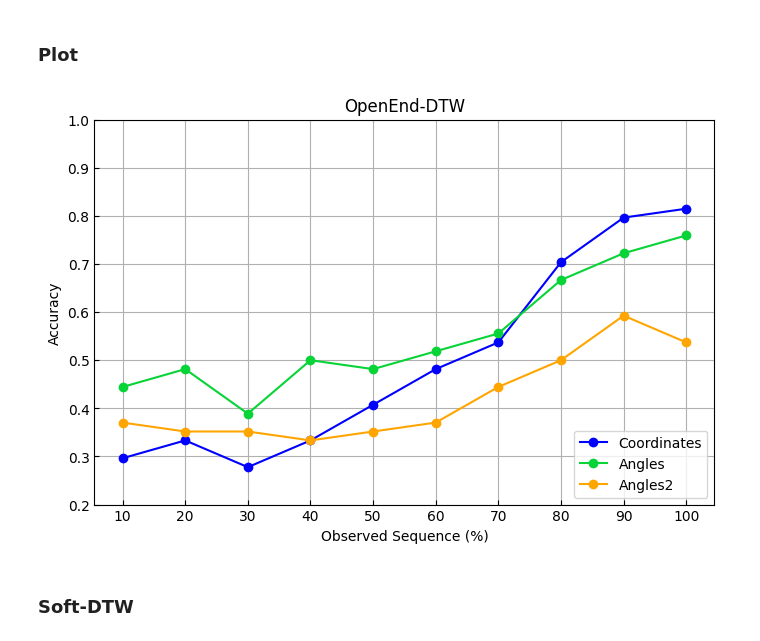
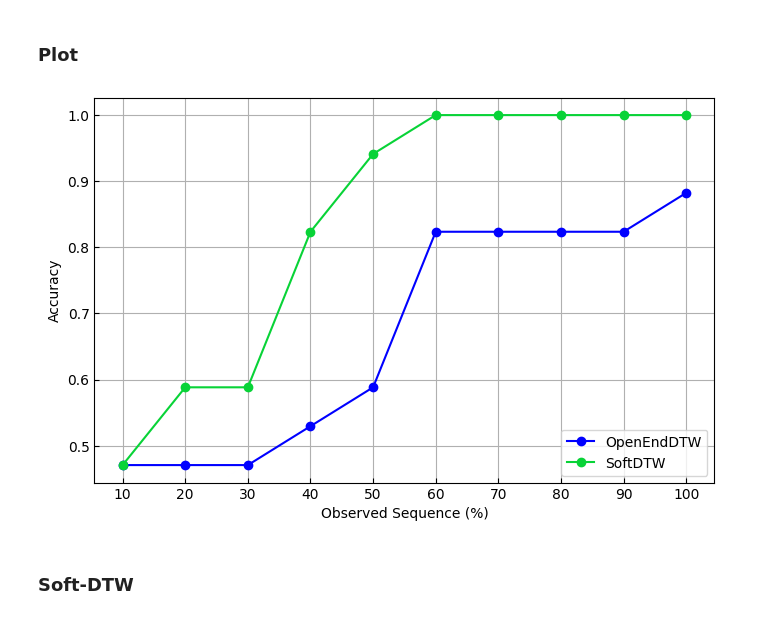
Before and after one commit to c-brz/RockPaperScissors, a Jupyter notebook: main/experiments_dtw/dtw.ipynb, the cells around one changed output. Drawn from its saved outputs; the diff is of its cells as text; code cells hidden in the pictures.

Commit message:
run oedtw and sdtw for new landmarks

```diff
--- a/main/experiments_dtw/dtw.ipynb
+++ b/main/experiments_dtw/dtw.ipynb
@@ -66,0 +134,27 @@ def accuracy(y_true, y_pred):
+# %%
+dists_per_class = {}
+all_landmarks = []
+class_labels = []
+
+for gesture_class in ["rock", "paper", "scissors"]:
+
+    metadata_files_class = [f for f in metadata_files_all if f"{os.sep}{gesture_class}{os.sep}" in f]
+    print(f"\n===== Number of {gesture_class} videos: {len(metadata_files_class)} =====")
+
+    all_class_landmarks, vid_names = get_padded_landmarks(metadata_files_class, CSV_FILE_NAME, ['x_world_scaled', 'y_world_scaled', 'z_world_scaled'])
+    all_landmarks.extend(all_class_landmarks)
+    class_labels.extend([gesture_class] * len(all_class_landmarks))
+
+# Randomly split all_landmarks into stratified train and test sets
+X_train, X_test, y_train, y_test = train_test_split(all_landmarks, class_labels,
+                                                    test_size=0.5, random_state=42,
+                                                    stratify=class_labels)
+
+print(f"Train landmarks shape: {len(X_train)}")
+print(f"Test landmarks shape: {len(X_test)}")
+
+# Encode class labels as integers
+le = LabelEncoder()
+y_train_enc = le.fit_transform(y_train)
+y_test_enc = le.transform(y_test)
+y_test_enc
@@ -117,31 +280,27 @@ if __name__ == "__main__":
 # %%
 import matplotlib.pyplot as plt
 
-acc_coords = [results_all['OpenEndDTW']['coords'][r]['acc'] for r in OBS_RATIOS]
-acc_angles = [results_all['OpenEndDTW']['angles'][r]['acc'] for r in OBS_RATIOS]
-
 plt.figure(figsize=(8,5))
-config = {'Coordinates': {'acc': acc_coords,
+config = {'OpenEndDTW': {'acc': [results_all['OpenEndDTW']['coords'][r]['acc'] for r in OBS_RATIOS],
                           'color': 'blue'},
-          'Angles': {'acc': acc_angles,
+          'SoftDTW': {'acc': [results_all['SoftDTW']['coords'][r]['acc'] for r in OBS_RATIOS],
                      'color': '#08D337'}}
 
 for label, res in config.items():
     plt.plot(OBS_RATIOS, res['acc'], marker='o', label=label, color=res['color'])
 
 plt.xlabel("Observed Sequence (%)")
 plt.ylabel("Accuracy")
-plt.title("OpenEnd-DTW")
+#plt.title("OpenEnd-DTW")
 plt.grid()
 plt.legend(loc='lower right')
-
 plt.xticks(OBS_RATIOS)
-plt.ylim(0.2, 1)
+#plt.ylim(0.2, 1)
 
 plt.tick_params(axis='both', direction='in', which='both')
 plt.show()
 # %% [output]
-[figure, old version]
+[figure, new version]
 # %% [markdown]
 ### Soft-DTW
 # %%
```
Also changed, not shown: parts of 18 cells of this notebook.
